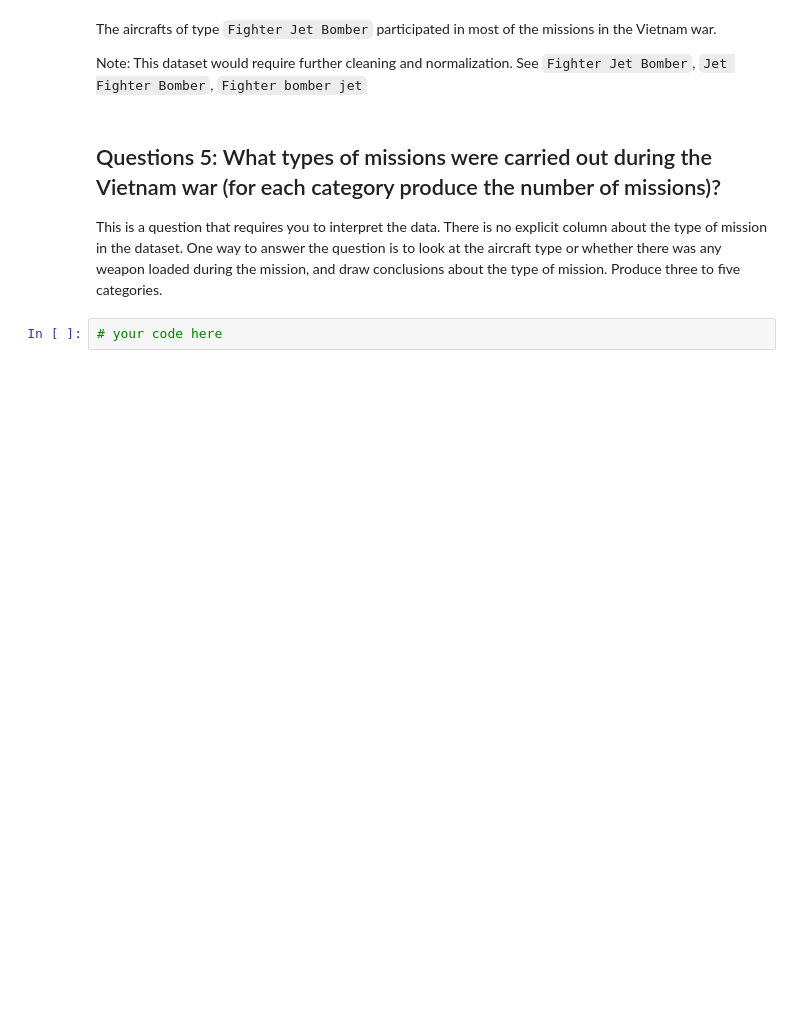
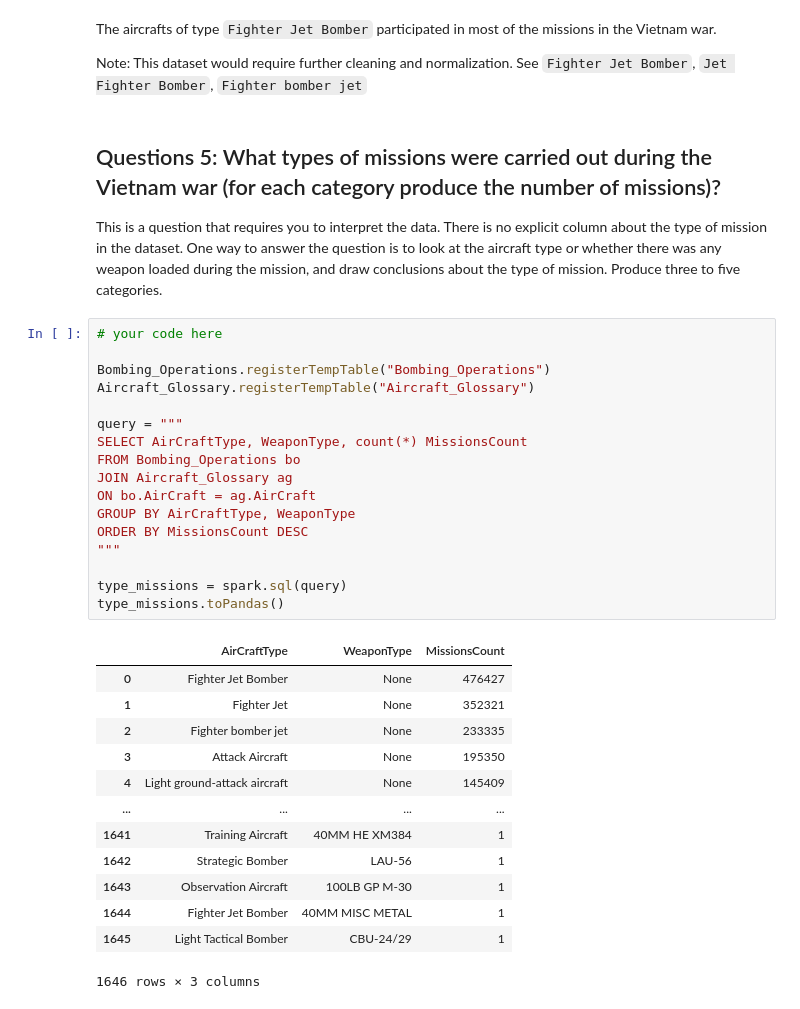
Before and after one commit to KevinYih/BigDataDemo, a Jupyter notebook: Vietnam_War.ipynb, the cells around one changed output. Saved outputs shown, nothing was run; the diff lists cells and outputs as text; blank space fills up the shorter version.

Commit message:
Add types of missions

```diff
--- a/Vietnam_War.ipynb
+++ b/Vietnam_War.ipynb
@@ -530,5 +669,34 @@ Note: This dataset would require further cleaning and normalization. See `Fighte
 ## Questions 5: What types of missions were carried out during the Vietnam war (for each category produce the number of missions)?
 
 This is a question that requires you to interpret the data. There is no explicit column about the type of mission in the dataset. One way to answer the question is to look at the aircraft type or whether there was any weapon loaded during the mission, and draw conclusions about the type of mission. Produce three to five categories.
-# %%
-# your code here
+# %%
+# your code here
+
+Bombing_Operations.registerTempTable("Bombing_Operations")
+Aircraft_Glossary.registerTempTable("Aircraft_Glossary")
+
+query = """
+SELECT AirCraftType, WeaponType, count(*) MissionsCount
+FROM Bombing_Operations bo
+JOIN Aircraft_Glossary ag
+ON bo.AirCraft = ag.AirCraft
+GROUP BY AirCraftType, WeaponType
+ORDER BY MissionsCount DESC
+"""
+
+type_missions = spark.sql(query)
+type_missions.toPandas()
+# %% [output]
+|  | AirCraftType | WeaponType | MissionsCount |
+| 0 | Fighter Jet Bomber | None | 476427 |
+| 1 | Fighter Jet | None | 352321 |
+| 2 | Fighter bomber jet | None | 233335 |
+| 3 | Attack Aircraft | None | 195350 |
+| 4 | Light ground-attack aircraft | None | 145409 |
+| ... | ... | ... | ... |
+| 1641 | Training Aircraft | 40MM HE XM384 | 1 |
+| 1642 | Strategic Bomber | LAU-56 | 1 |
+| 1643 | Observation Aircraft | 100LB GP M-30 | 1 |
+| 1644 | Fighter Jet Bomber | 40MM MISC METAL | 1 |
+| 1645 | Light Tactical Bomber | CBU-24/29 | 1 |
+1646 rows × 3 columns
```
Also changed, not shown: parts of 17 cells of this notebook.
